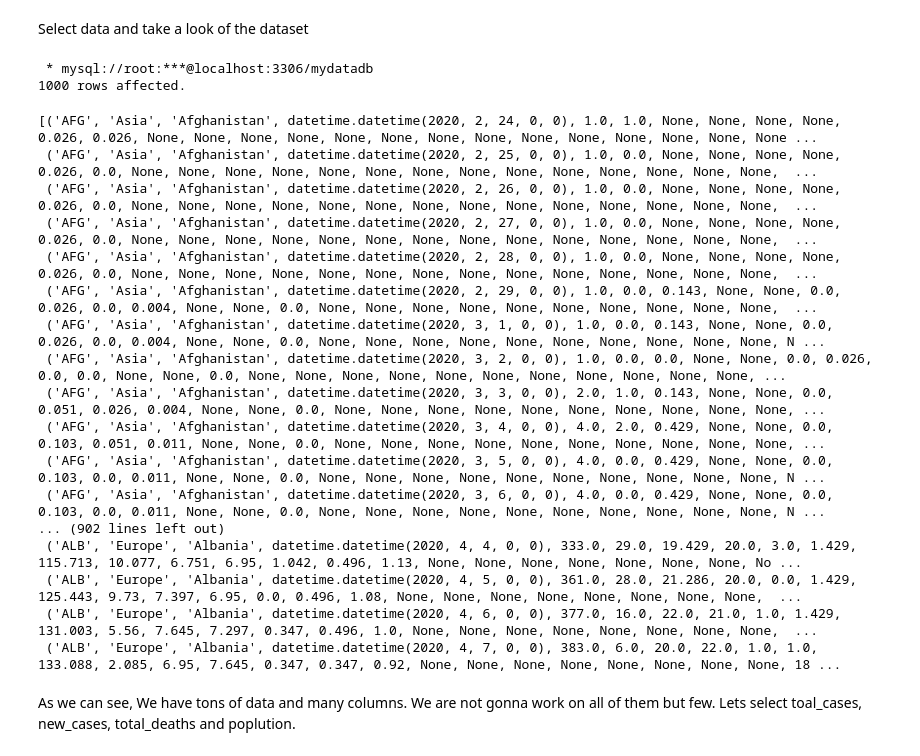
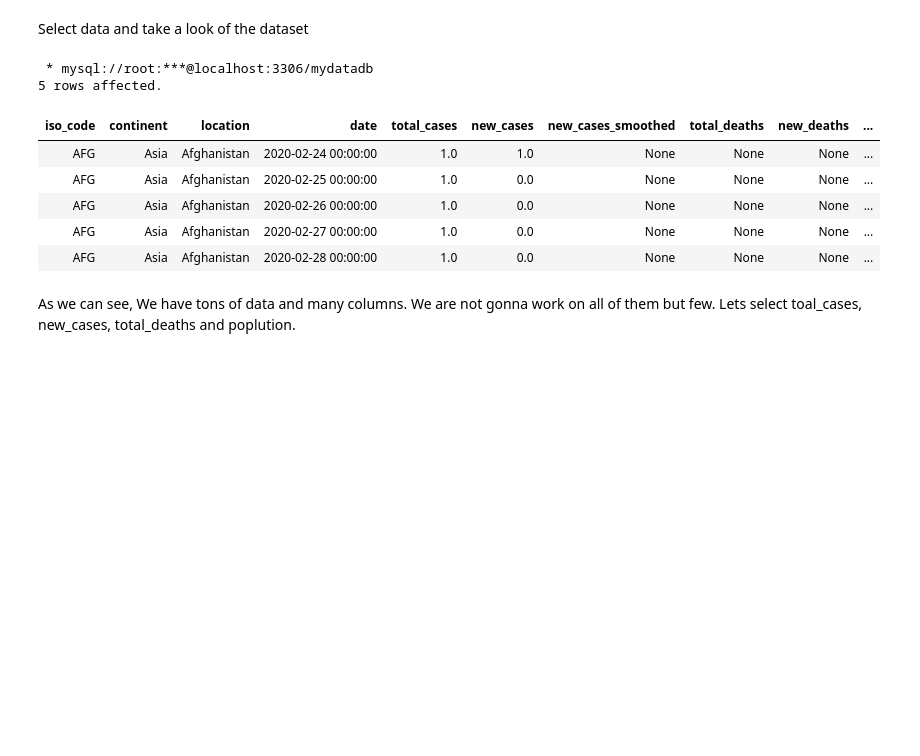
Before and after one commit to ncdas/Covid19-Data-Exploration, a Jupyter notebook: Covid-19 Data Exploration in SQL.ipynb, the cells around one changed output. Drawn from its saved outputs; the diff is of its cells as text; code cells hidden in the pictures; blank space fills up the shorter version.

```diff
--- a/Covid-19 Data Exploration in SQL.ipynb
+++ b/Covid-19 Data Exploration in SQL.ipynb
@@ -17,29 +17,18 @@ Select data and take a look of the dataset
 # %%
 %%sql
 
 SELECT *
 FROM covid_deaths
-LIMIT 1000;
+LIMIT 5;
 # %% [output]
  * mysql://root:***@localhost:3306/mydatadb
-1000 rows affected.
+5 rows affected.
-[('AFG', 'Asia', 'Afghanistan', datetime.datetime(2020, 2, 24, 0, 0), 1.0, 1.0, None, None, None, None, 0.026, 0.026, None, None, None, None, None, None, None, None, None, None, None, None, None, None ...
- ('AFG', 'Asia', 'Afghanistan', datetime.datetime(2020, 2, 25, 0, 0), 1.0, 0.0, None, None, None, None, 0.026, 0.0, None, None, None, None, None, None, None, None, None, None, None, None, None, None,  ...
- ('AFG', 'Asia', 'Afghanistan', datetime.datetime(2020, 2, 26, 0, 0), 1.0, 0.0, None, None, None, None, 0.026, 0.0, None, None, None, None, None, None, None, None, None, None, None, None, None, None,  ...
- ('AFG', 'Asia', 'Afghanistan', datetime.datetime(2020, 2, 27, 0, 0), 1.0, 0.0, None, None, None, None, 0.026, 0.0, None, None, None, None, None, None, None, None, None, None, None, None, None, None,  ...
- ('AFG', 'Asia', 'Afghanistan', datetime.datetime(2020, 2, 28, 0, 0), 1.0, 0.0, None, None, None, None, 0.026, 0.0, None, None, None, None, None, None, None, None, None, None, None, None, None, None,  ...
- ('AFG', 'Asia', 'Afghanistan', datetime.datetime(2020, 2, 29, 0, 0), 1.0, 0.0, 0.143, None, None, 0.0, 0.026, 0.0, 0.004, None, None, 0.0, None, None, None, None, None, None, None, None, None, None,  ...
- ('AFG', 'Asia', 'Afghanistan', datetime.datetime(2020, 3, 1, 0, 0), 1.0, 0.0, 0.143, None, None, 0.0, 0.026, 0.0, 0.004, None, None, 0.0, None, None, None, None, None, None, None, None, None, None, N ...
- ('AFG', 'Asia', 'Afghanistan', datetime.datetime(2020, 3, 2, 0, 0), 1.0, 0.0, 0.0, None, None, 0.0, 0.026, 0.0, 0.0, None, None, 0.0, None, None, None, None, None, None, None, None, None, None, None, ...
- ('AFG', 'Asia', 'Afghanistan', datetime.datetime(2020, 3, 3, 0, 0), 2.0, 1.0, 0.143, None, None, 0.0, 0.051, 0.026, 0.004, None, None, 0.0, None, None, None, None, None, None, None, None, None, None, ...
- ('AFG', 'Asia', 'Afghanistan', datetime.datetime(2020, 3, 4, 0, 0), 4.0, 2.0, 0.429, None, None, 0.0, 0.103, 0.051, 0.011, None, None, 0.0, None, None, None, None, None, None, None, None, None, None, ...
- ('AFG', 'Asia', 'Afghanistan', datetime.datetime(2020, 3, 5, 0, 0), 4.0, 0.0, 0.429, None, None, 0.0, 0.103, 0.0, 0.011, None, None, 0.0, None, None, None, None, None, None, None, None, None, None, N ...
- ('AFG', 'Asia', 'Afghanistan', datetime.datetime(2020, 3, 6, 0, 0), 4.0, 0.0, 0.429, None, None, 0.0, 0.103, 0.0, 0.011, None, None, 0.0, None, None, None, None, None, None, None, None, None, None, N ...
-... (902 lines left out)
- ('ALB', 'Europe', 'Albania', datetime.datetime(2020, 4, 4, 0, 0), 333.0, 29.0, 19.429, 20.0, 3.0, 1.429, 115.713, 10.077, 6.751, 6.95, 1.042, 0.496, 1.13, None, None, None, None, None, None, None, No ...
- ('ALB', 'Europe', 'Albania', datetime.datetime(2020, 4, 5, 0, 0), 361.0, 28.0, 21.286, 20.0, 0.0, 1.429, 125.443, 9.73, 7.397, 6.95, 0.0, 0.496, 1.08, None, None, None, None, None, None, None, None,  ...
- ('ALB', 'Europe', 'Albania', datetime.datetime(2020, 4, 6, 0, 0), 377.0, 16.0, 22.0, 21.0, 1.0, 1.429, 131.003, 5.56, 7.645, 7.297, 0.347, 0.496, 1.0, None, None, None, None, None, None, None, None,  ...
- ('ALB', 'Europe', 'Albania', datetime.datetime(2020, 4, 7, 0, 0), 383.0, 6.0, 20.0, 22.0, 1.0, 1.0, 133.088, 2.085, 6.95, 7.645, 0.347, 0.347, 0.92, None, None, None, None, None, None, None, None, 18 ...
+| iso_code | continent | location | date | total_cases | new_cases | new_cases_smoothed | total_deaths | new_deaths | ... |
+| AFG | Asia | Afghanistan | 2020-02-24 00:00:00 | 1.0 | 1.0 | None | None | None | ... |
+| AFG | Asia | Afghanistan | 2020-02-25 00:00:00 | 1.0 | 0.0 | None | None | None | ... |
+| AFG | Asia | Afghanistan | 2020-02-26 00:00:00 | 1.0 | 0.0 | None | None | None | ... |
+| AFG | Asia | Afghanistan | 2020-02-27 00:00:00 | 1.0 | 0.0 | None | None | None | ... |
+| AFG | Asia | Afghanistan | 2020-02-28 00:00:00 | 1.0 | 0.0 | None | None | None | ... |
 # %% [markdown]
 As we can see, We have tons of data and many columns. We are not gonna work on all of them but few. Lets select toal_cases, new_cases, total_deaths and poplution.
 # %%
```
Also changed, not shown: parts of 20 cells of this notebook.
